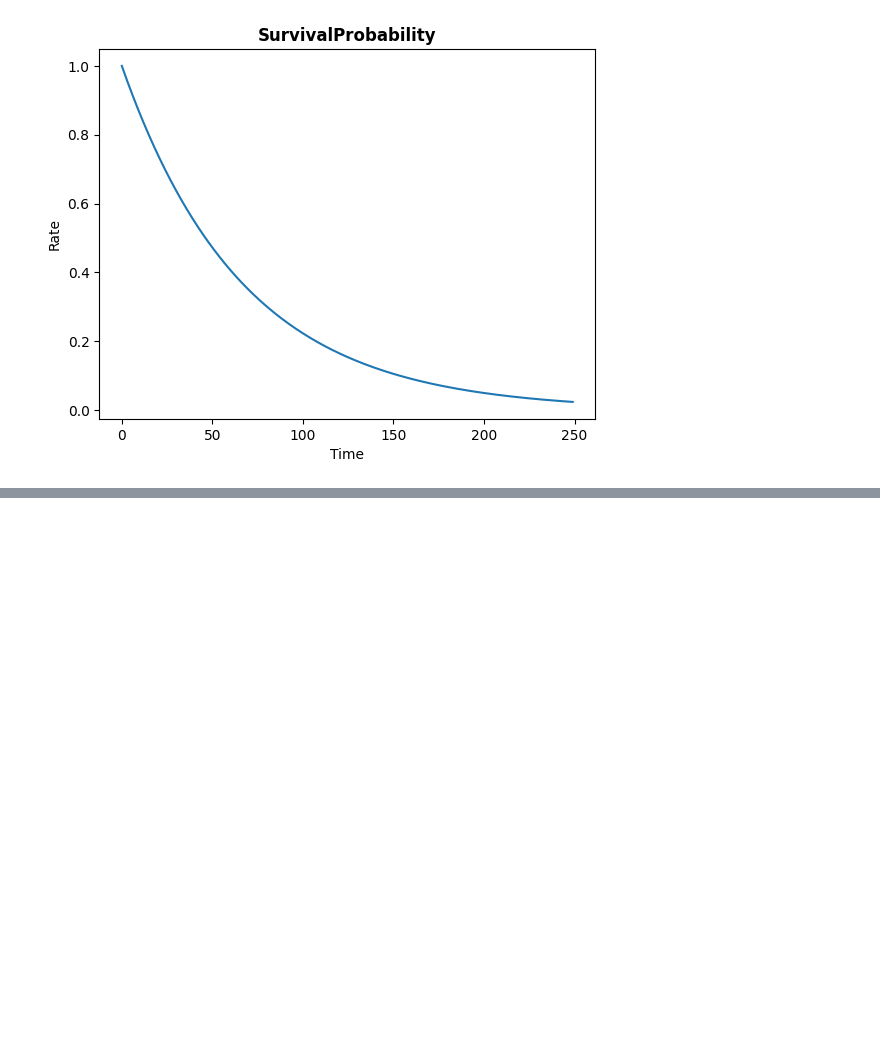
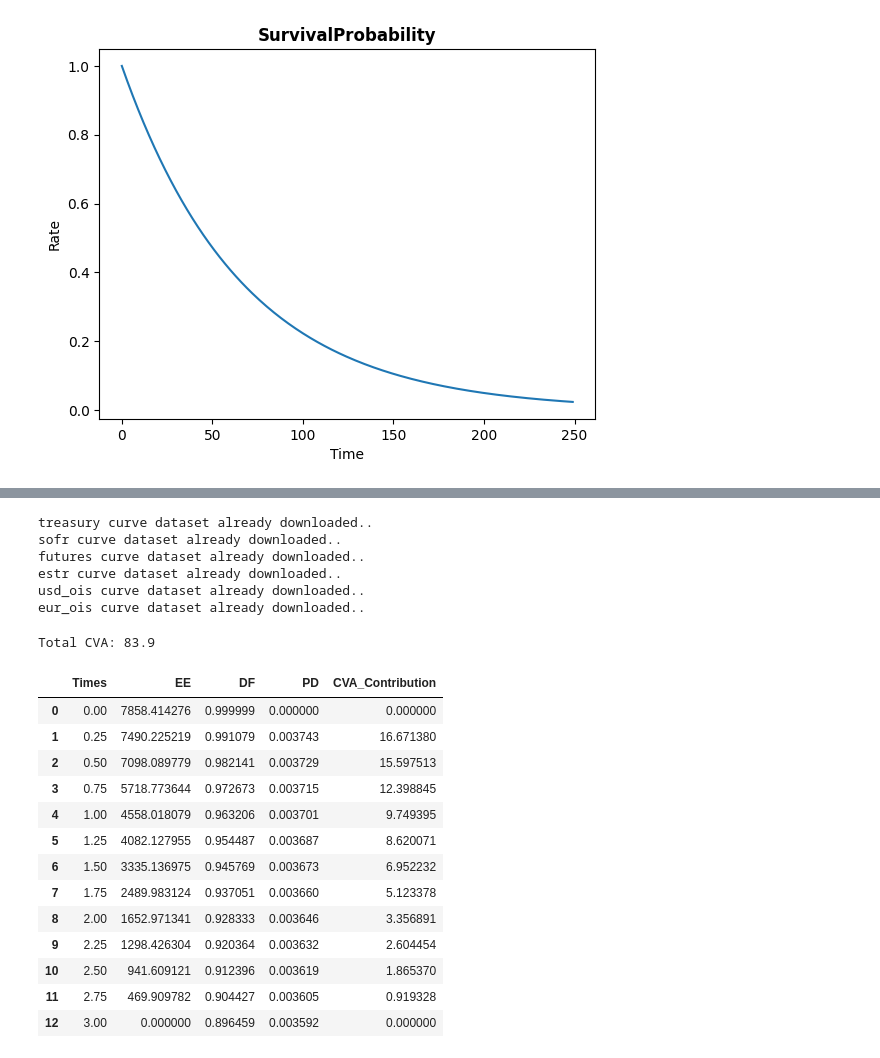
Before and after one commit to gorkemyencak/treasury-valuation-engine, a Jupyter notebook: notebooks/08_xva_framework.ipynb, the cells around one changed output, grey strips where cells are left out. Cells and saved outputs as stored; diff of their text form; code cells hidden in the pictures; blank space fills up the shorter version.

```diff
--- a/notebooks/08_xva_framework.ipynb
+++ b/notebooks/08_xva_framework.ipynb
@@ -79,0 +130,15 @@ Times: 10 ---> Probability of Default: 0.1393
+# %%
+# downloading market curves
+market_loader = MarketLoader()
+market_curves = market_loader.market_loader_pipeline()
+
+# downloading swap curves
+swap_loader = MarketLoader()
+swap_curves = swap_loader.swap_loader_pipeline()
+# %% [output]
+treasury curve dataset already downloaded..
+sofr curve dataset already downloaded..
+futures curve dataset already downloaded..
+estr curve dataset already downloaded..
+usd_ois curve dataset already downloaded..
+eur_ois curve dataset already downloaded..
@@ -79,0 +215,56 @@ Times: 10 ---> Probability of Default: 0.1393
+# %%
+### exposure risk analytics
+# pricer
+pricer = SwapPricer(
+    discount_curve = discount_curve,
+    projection_curve = projection_curve
+)
+
+# simulator
+simulator = HullWhiteSimulator(
+    r0 = min(zero_curve.zero_rates.values()),
+    random_seed = 12,
+    mean_reversion = 0.1,
+    volatility = 0.002
+)
+
+# exposure engine
+mc_engine = MonteCarloExposureEngine(
+    pricer = pricer,
+    simulator = simulator,
+    zero_curve = zero_curve
+)
+# %%
+# CVA framework
+cva_engine = CVAEngine(
+    exposure_engine = mc_engine,
+    discount_curve = discount_curve,
+    survival_curve = counterparty_survival_curve,
+    recovery_rate = 0.4
+)
+
+cva_profile, cva = cva_engine.cva_profile(
+    swap = IR_swap,
+    n_paths = 250,
+    steps_per_year = 4
+)
+
+print(f'Total CVA: {cva:.1f}')
+
+cva_profile
+# %% [output]
+Total CVA: 83.9
+|  | Times | EE | DF | PD | CVA_Contribution |
+| 0 | 0.00 | 7858.414276 | 0.999999 | 0.000000 | 0.000000 |
+| 1 | 0.25 | 7490.225219 | 0.991079 | 0.003743 | 16.671380 |
+| 2 | 0.50 | 7098.089779 | 0.982141 | 0.003729 | 15.597513 |
+| 3 | 0.75 | 5718.773644 | 0.972673 | 0.003715 | 12.398845 |
+| 4 | 1.00 | 4558.018079 | 0.963206 | 0.003701 | 9.749395 |
+| 5 | 1.25 | 4082.127955 | 0.954487 | 0.003687 | 8.620071 |
+| 6 | 1.50 | 3335.136975 | 0.945769 | 0.003673 | 6.952232 |
+| 7 | 1.75 | 2489.983124 | 0.937051 | 0.003660 | 5.123378 |
+| 8 | 2.00 | 1652.971341 | 0.928333 | 0.003646 | 3.356891 |
+| 9 | 2.25 | 1298.426304 | 0.920364 | 0.003632 | 2.604454 |
+| 10 | 2.50 | 941.609121 | 0.912396 | 0.003619 | 1.865370 |
+| 11 | 2.75 | 469.909782 | 0.904427 | 0.003605 | 0.919328 |
+| 12 | 3.00 | 0.000000 | 0.896459 | 0.003592 | 0.000000 |
```
Also changed, not shown: parts of 9 cells of this notebook, 4 other files.
